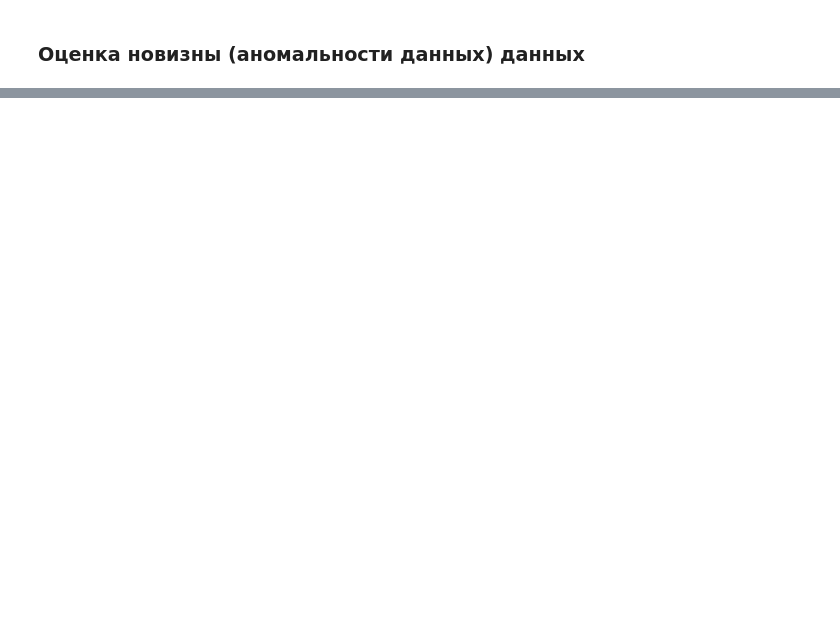
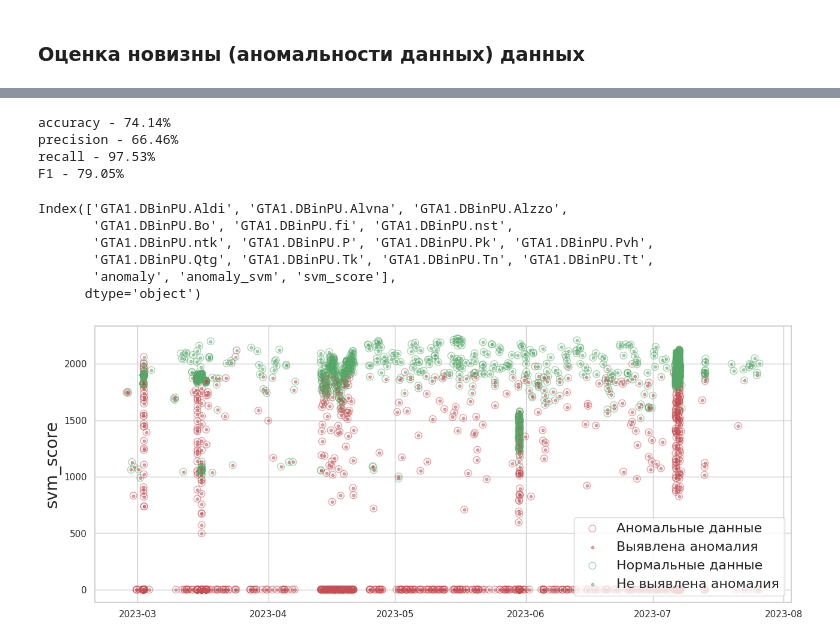
Before and after one commit to ArtyomShabunin/SMOPA, a Jupyter notebook: lesson_3.ipynb, the cells around one changed output, grey strips where cells are left out. Drawn from its saved outputs; the diff is of its cells as text; code cells hidden in the pictures; blank space fills up the shorter version.

```diff
--- a/lesson_3.ipynb
+++ b/lesson_3.ipynb
@@ -285,0 +287,17 @@ plt.title("Тестовая выборка");
+# %%
+from sklearn.metrics import accuracy_score
+from sklearn.metrics import precision_score
+from sklearn.metrics import recall_score
+from sklearn.metrics import f1_score
+
+print(f"accuracy - {accuracy_score(data_test['anomaly'], data_test['anomaly_svm'])*100:0.2f}%")
+print(f"precision - {precision_score(data_test['anomaly'], data_test['anomaly_svm'], average='binary')*100:0.2f}%")
+print(f"recall - {recall_score(data_test['anomaly'], data_test['anomaly_svm'], average='binary')*100:0.2f}%")
+print(f"F1 - {f1_score(data_test['anomaly'], data_test['anomaly_svm'], average='binary')*100:0.2f}%")
+# %% [output]
+accuracy - 74.14%
+precision - 66.46%
+recall - 97.53%
+F1 - 79.05%
+# %%
+data_test.loc[:,'svm_score'] = ocsvm.score_samples(X_test)
@@ -285,0 +333,47 @@ plt.title("Тестовая выборка");
+# %%
+data_test.columns
+# %% [output]
+Index(['GTA1.DBinPU.Aldi', 'GTA1.DBinPU.Alvna', 'GTA1.DBinPU.Alzzo',
+       'GTA1.DBinPU.Bo', 'GTA1.DBinPU.fi', 'GTA1.DBinPU.nst',
+       'GTA1.DBinPU.ntk', 'GTA1.DBinPU.P', 'GTA1.DBinPU.Pk', 'GTA1.DBinPU.Pvh',
+       'GTA1.DBinPU.Qtg', 'GTA1.DBinPU.Tk', 'GTA1.DBinPU.Tn', 'GTA1.DBinPU.Tt',
+       'anomaly', 'anomaly_svm', 'svm_score'],
+      dtype='object')
+# %%
+fig = plt.figure();
+
+signal = 'svm_score'
+
+plt.scatter(
+    data_test[data_test['anomaly'] == 1][signal].index,
+    data_test[data_test['anomaly'] == 1][signal].values,
+    s=70, facecolors='none', edgecolors='r',
+    label= "Аномальные данные", alpha=0.5);
+
+plt.scatter(
+    data_test[data_test['anomaly_svm'] == 1][signal].index,
+    data_test[data_test['anomaly_svm'] == 1][signal].values,
+    s=10, facecolors='r', edgecolors='r',
+    label= "Выявлена аномалия", alpha=0.5);
+
+plt.scatter(
+    data_test[data_test['anomaly'] == 0][signal].index,
+    data_test[data_test['anomaly'] == 0][signal].values,
+    s=70, facecolors='none', edgecolors='g',
+    label= "Нормальные данные", alpha=0.5);
+
+plt.scatter(
+    data_test[data_test['anomaly_svm'] == 0][signal].index,
+    data_test[data_test['anomaly_svm'] == 0][signal].values,
+    s=10, facecolors='g', edgecolors='g',
+    label= "Не выявлена аномалия", alpha=0.5);
+
+# plt.plot(data_test.index,
+#          np.ones(data_test.shape[0])*100, color='red', linewidth=5);
+
+plt.ylabel(signal, fontsize=20);
+plt.legend(prop={'size': 16}, loc='lower right');
+
+# fig.savefig('fig10.png', dpi=fig.dpi, bbox_inches='tight');
+# %% [output]
+[figure, added]
```
Also changed, not shown: parts of 12 cells of this notebook.
